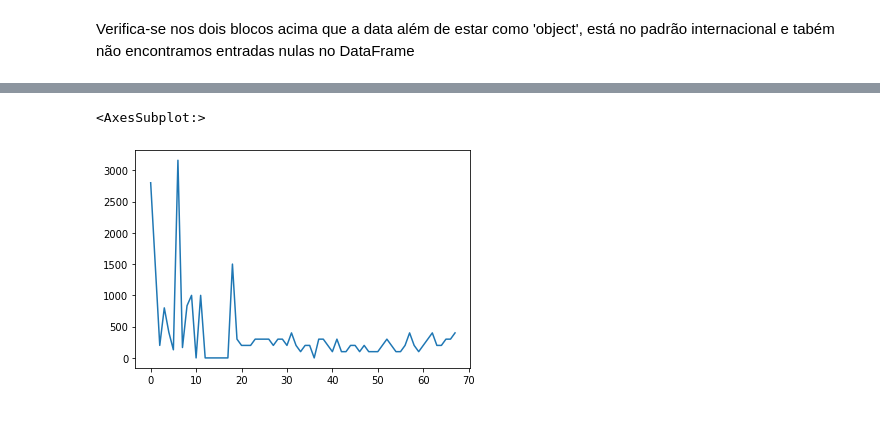
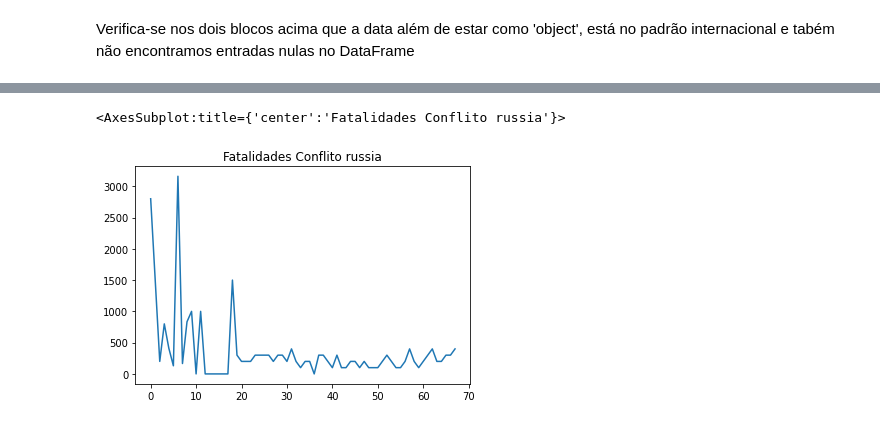
Before and after one commit to kauebr/Guerra-Russia-Ucrania-2022, a Jupyter notebook: Análise/analise.ipynb, the cells around one changed output, grey strips where cells are left out. Saved outputs shown, nothing was run; the diff lists cells and outputs as text; code cells hidden in the pictures.

```diff
--- a/Análise/analise.ipynb
+++ b/Análise/analise.ipynb
@@ -121,8 +121,9 @@ display(df)
 | 65 | 01/05/2022 | 67 | 23500 | 496 | 300 |
 | 66 | 02/05/2022 | 68 | 23800 | 496 | 300 |
 | 67 | 03/05/2022 | 69 | 24200 | 496 | 400 |
-# %%
-df['fatalidades_no_dia'].plot.line()
-# %% [output]
-<AxesSubplot:>
-[figure, removed]
+# %%
+#   Plotando um gráfico para visualização da evolução do conlfito
+df['fatalidades_no_dia'].plot.line(title='Fatalidades Conflito russia')
+# %% [output]
+<AxesSubplot:title={'center':'Fatalidades Conflito russia'}>
+[figure, added]
```
Also changed, not shown: parts of 9 cells of this notebook.
